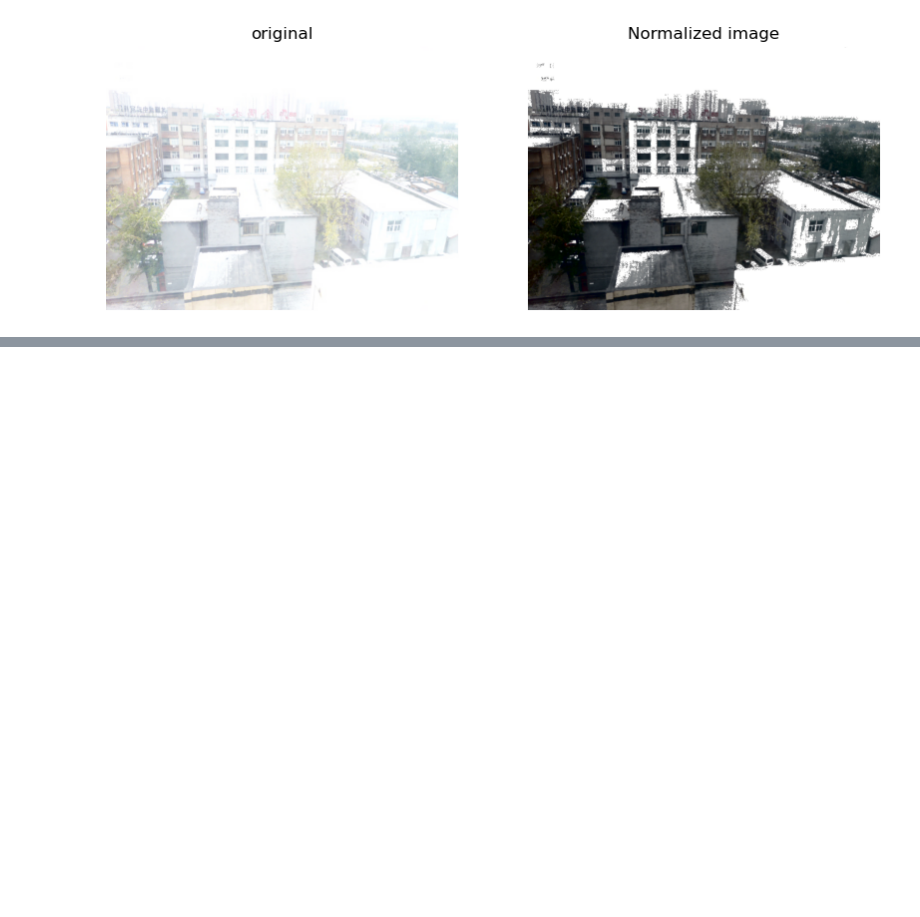
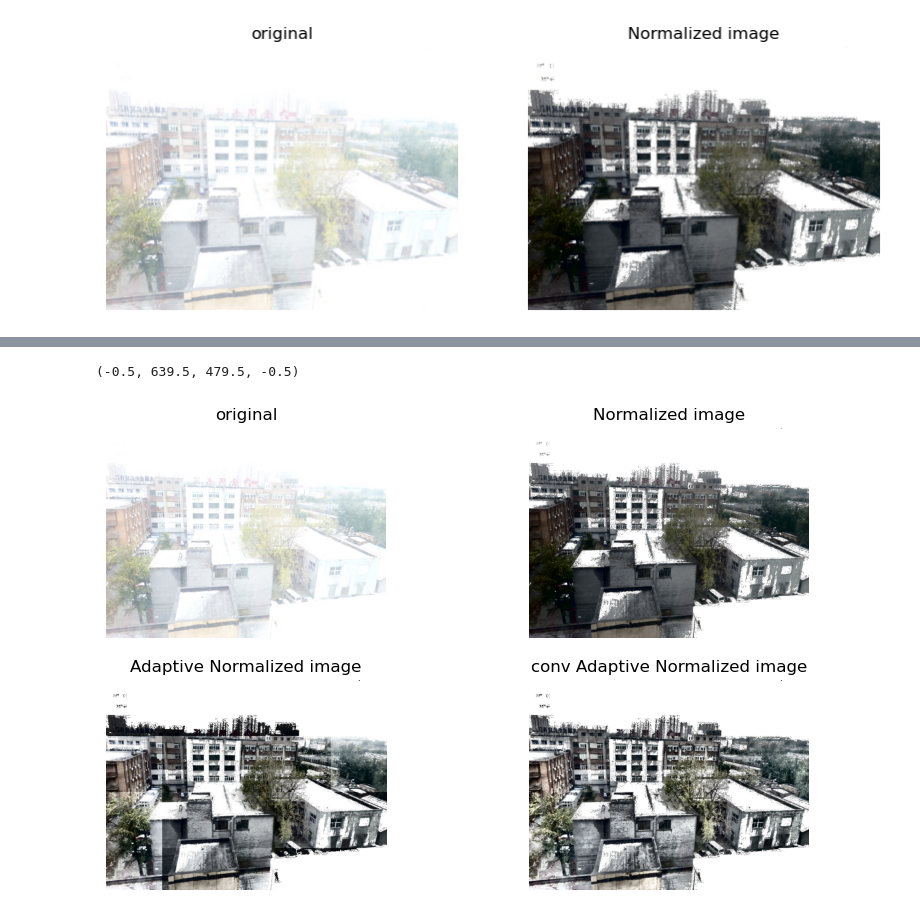
Before and after one commit to jiffij/Histogram-Equalization, a Jupyter notebook: main.ipynb, the cells around one changed output, grey strips where cells are left out. Drawn from its saved outputs; the diff is of its cells as text; code cells hidden in the pictures; blank space fills up the shorter version.

Commit message:
conv ahe done

```diff
--- a/main.ipynb
+++ b/main.ipynb
@@ -112,3 +117,8 @@ plt.axis('off')
 # %% [output]
 (-0.5, 639.5, 479.5, -0.5)
 [figure]
+# %%
+def resize(arr, shape):
+    if arr.shape != shape:
+        arr = cv2.resize(arr, (shape[0], shape[1]))
+    return arr.astype(np.uint8)
@@ -136,0 +193,42 @@ plt.axis('off')
+# %%
+def conv_ahe(_img, _kernel_size=(16,16)):
+    shape = _img.shape
+    count = np.zeros(shape)
+    _res = np.zeros(shape)
+    h = shape[0] - _kernel_size[0] + 1
+    w = shape[1] - _kernel_size[1] + 1
+    for i in tqdm(range(h)):
+        for j in range(w):
+            _l, _a, _b = lab_he(_img[i:i + _kernel_size[0], j:j + _kernel_size[1], :])
+            _res[i:i + _kernel_size[0], j:j + _kernel_size[1], :] += cv2.merge([_l, _a, _b])
+            count[i:i + _kernel_size[0], j:j + _kernel_size[1], :] += 1
+    _res = _res/count
+    return _res.astype(np.uint8)
+# %%
+conv_ahe_img = conv_ahe(img, (64, 64))
+conv_ahe_img = cv2.cvtColor(conv_ahe_img, cv2.COLOR_LAB2BGR)
+conv_ahe_img = cv2.cvtColor(conv_ahe_img, cv2.COLOR_BGR2RGB)
+plt.figure(figsize=(10, 6))
+
+plt.subplot(2, 2, 1)
+plt.imshow(img)
+plt.title('original')
+plt.axis('off')
+
+plt.subplot(2, 2, 2)
+plt.imshow(rgb_image)
+plt.title('Normalized image')
+plt.axis('off')
+
+plt.subplot(2, 2, 3)
+plt.imshow(ahe_img)
+plt.title('Adaptive Normalized image')
+plt.axis('off')
+
+plt.subplot(2, 2, 4)
+plt.imshow(conv_ahe_img)
+plt.title('conv Adaptive Normalized image')
+plt.axis('off')
+# %% [output]
+(-0.5, 639.5, 479.5, -0.5)
+[figure, added]
```
Also changed, not shown: parts of 12 cells of this notebook, 6 other files.
